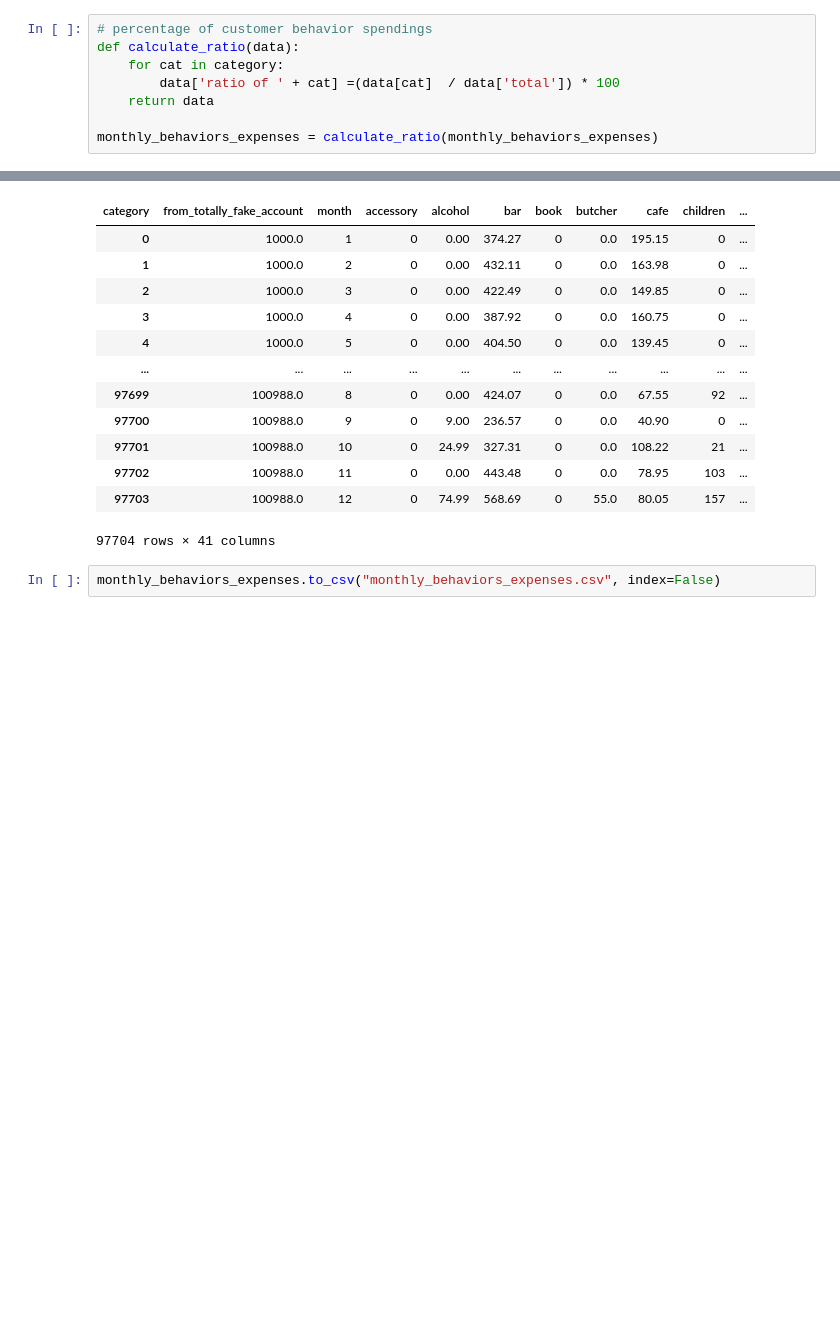
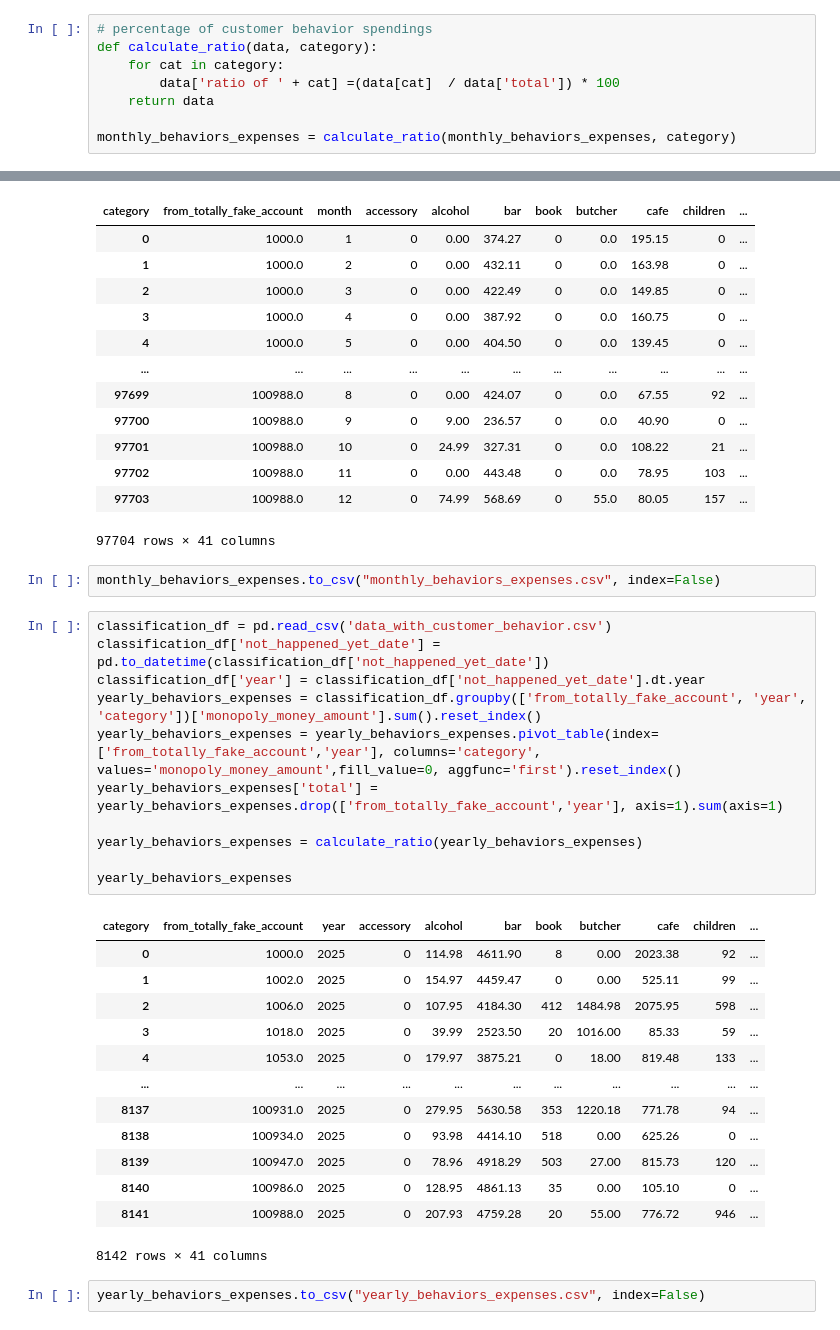
Before and after one commit to UoB-DSMP-2023-24/dsmp-2024-group28, a Jupyter notebook: Related_code/EDA for classifiaction.ipynb, the cells around one changed output, grey strips where cells are left out. Saved outputs shown, nothing was run; the diff lists cells and outputs as text; blank space fills up the shorter version.

Commit message:
add yearly customer behaviors spending data

```diff
--- a/Related_code/EDA for classifiaction.ipynb
+++ b/Related_code/EDA for classifiaction.ipynb
@@ -277,12 +277,12 @@ monthly_behaviors_expenses
 97704 rows × 22 columns
 # %%
 # percentage of customer behavior spendings
-def calculate_ratio(data):
+def calculate_ratio(data, category):
     for cat in category:
         data['ratio of ' + cat] =(data[cat]  / data['total']) * 100
     return data
 
-monthly_behaviors_expenses = calculate_ratio(monthly_behaviors_expenses)
+monthly_behaviors_expenses = calculate_ratio(monthly_behaviors_expenses, category)
 # %%
 monthly_behaviors_expenses
 # %% [output]
@@ -301,3 +301,30 @@ monthly_behaviors_expenses
 97704 rows × 41 columns
 # %%
 monthly_behaviors_expenses.to_csv("monthly_behaviors_expenses.csv", index=False)
+# %%
+classification_df = pd.read_csv('data_with_customer_behavior.csv')
+classification_df['not_happened_yet_date'] = pd.to_datetime(classification_df['not_happened_yet_date'])
+classification_df['year'] = classification_df['not_happened_yet_date'].dt.year
+yearly_behaviors_expenses = classification_df.groupby(['from_totally_fake_account', 'year', 'category'])['monopoly_money_amount'].sum().reset_index()
+yearly_behaviors_expenses = yearly_behaviors_expenses.pivot_table(index=['from_totally_fake_account','year'], columns='category', values='monopoly_money_amount',fill_value=0, aggfunc='first').reset_index()
+yearly_behaviors_expenses['total'] = yearly_behaviors_expenses.drop(['from_totally_fake_account','year'], axis=1).sum(axis=1)
+
+yearly_behaviors_expenses = calculate_ratio(yearly_behaviors_expenses)
+
+yearly_behaviors_expenses
+# %% [output]
+| category | from_totally_fake_account | year | accessory | alcohol | bar | book | butcher | cafe | children | ... |
+| 0 | 1000.0 | 2025 | 0 | 114.98 | 4611.90 | 8 | 0.00 | 2023.38 | 92 | ... |
+| 1 | 1002.0 | 2025 | 0 | 154.97 | 4459.47 | 0 | 0.00 | 525.11 | 99 | ... |
+| 2 | 1006.0 | 2025 | 0 | 107.95 | 4184.30 | 412 | 1484.98 | 2075.95 | 598 | ... |
+| 3 | 1018.0 | 2025 | 0 | 39.99 | 2523.50 | 20 | 1016.00 | 85.33 | 59 | ... |
+| 4 | 1053.0 | 2025 | 0 | 179.97 | 3875.21 | 0 | 18.00 | 819.48 | 133 | ... |
+| ... | ... | ... | ... | ... | ... | ... | ... | ... | ... | ... |
+| 8137 | 100931.0 | 2025 | 0 | 279.95 | 5630.58 | 353 | 1220.18 | 771.78 | 94 | ... |
+| 8138 | 100934.0 | 2025 | 0 | 93.98 | 4414.10 | 518 | 0.00 | 625.26 | 0 | ... |
+| 8139 | 100947.0 | 2025 | 0 | 78.96 | 4918.29 | 503 | 27.00 | 815.73 | 120 | ... |
+| 8140 | 100986.0 | 2025 | 0 | 128.95 | 4861.13 | 35 | 0.00 | 105.10 | 0 | ... |
+| 8141 | 100988.0 | 2025 | 0 | 207.93 | 4759.28 | 20 | 55.00 | 776.72 | 946 | ... |
+8142 rows × 41 columns
+# %%
+yearly_behaviors_expenses.to_csv("yearly_behaviors_expenses.csv", index=False)
```
Also changed, not shown: parts of 1 cell of this notebook, 1 other file.
